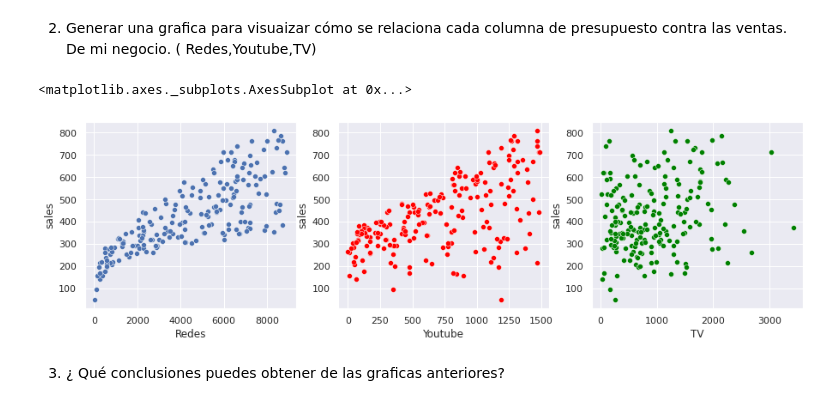
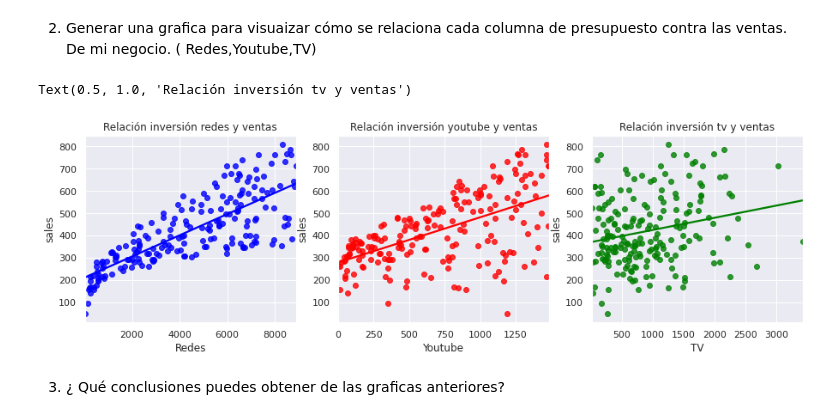
Before and after one commit to maria192001/SemanaTec, a Jupyter notebook: Act6_Regresión_Lineal_A00827374.ipynb, the cells around one changed output. Saved outputs shown, nothing was run; the diff lists cells and outputs as text; code cells hidden in the pictures.

```diff
--- a/Act6_Regresión_Lineal_A00827374.ipynb
+++ b/Act6_Regresión_Lineal_A00827374.ipynb
@@ -114,16 +121,18 @@ negocio_df.head()
 2. Generar una grafica para visuaizar  cómo se relaciona cada columna de presupuesto contra las ventas. De mi negocio. ( Redes,Youtube,TV)
 # %%
 fig, axs = plt.subplots(1, 3, figsize=(15,4))
-
 # Redes
-sns.scatterplot(data=negocio_df, x='Redes',y='sales', ax=axs[0])
+sns.regplot(data=negocio_df, x='Redes',y='sales', ax=axs[0], ci=None, color='blue')
+axs[0].set_title("Relación inversión redes y ventas")
 # Youtube
-sns.scatterplot(data=negocio_df, x='Youtube',y='sales', ax=axs[1], color='red')
+sns.regplot(data=negocio_df, x='Youtube',y='sales', ax=axs[1], color='red', ci=None)
+axs[1].set_title("Relación inversión youtube y ventas")
 # TV
-sns.scatterplot(data=negocio_df, x='TV',y='sales', ax=axs[2], color='green')
+sns.regplot(data=negocio_df, x='TV',y='sales', ax=axs[2], color='green', ci=None)
+axs[2].set_title("Relación inversión tv y ventas")
 # %% [output]
-<matplotlib.axes._subplots.AxesSubplot at 0x...>
+Text(0.5, 1.0, 'Relación inversión tv y ventas')
-[figure, old version]
+[figure, new version]
 # %% [markdown]
 3. ¿ Qué conclusiones puedes obtener de las graficas anteriores?
 # %% [markdown]
```
Also changed, not shown: parts of 2 cells of this notebook.
